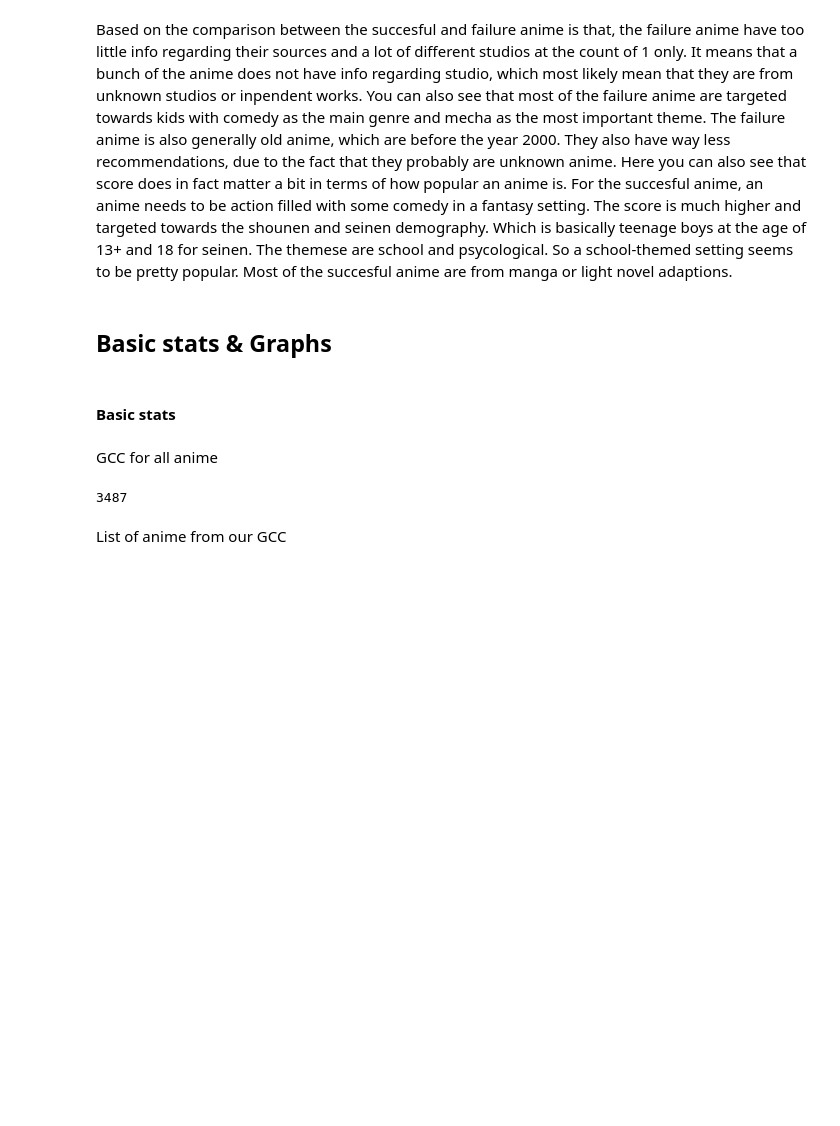
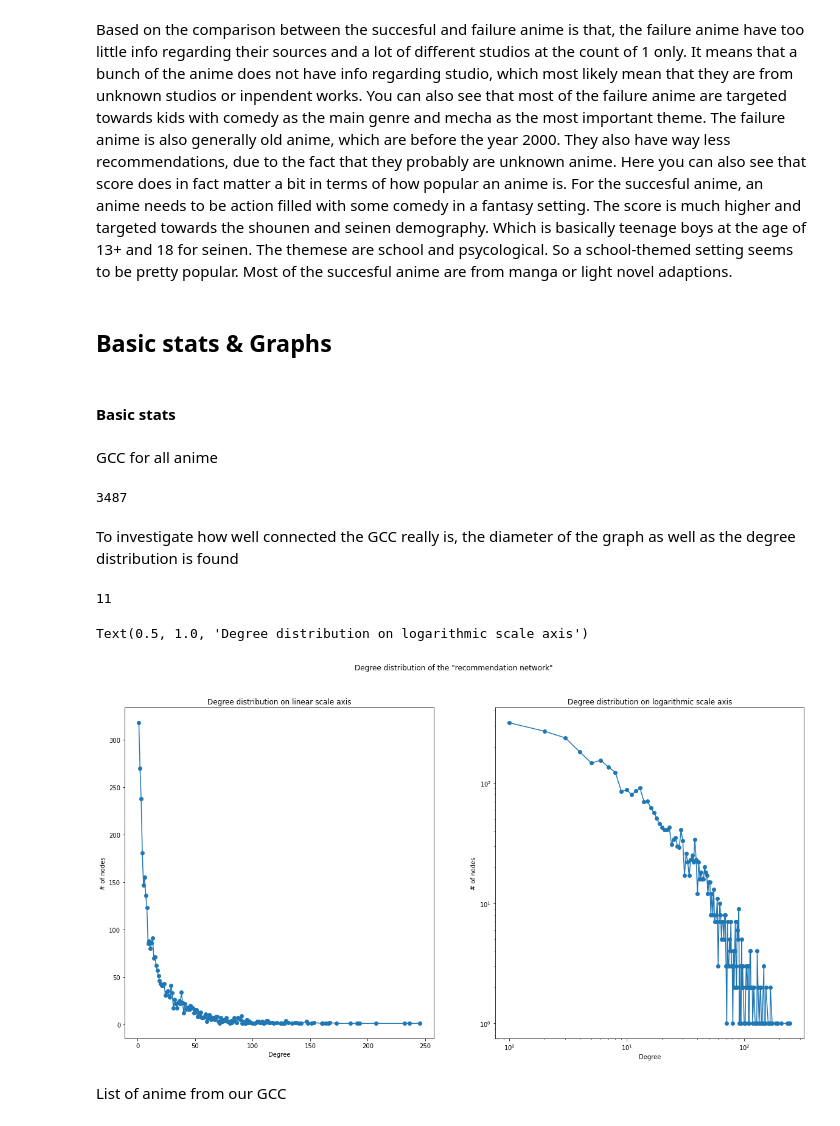
Before and after one commit to MarcBrejner/ProjectMAL, a Jupyter notebook: project.ipynb, the cells around one changed output. Cells and saved outputs as stored; diff of their text form; code cells hidden in the pictures; blank space fills up the shorter version.

```diff
--- a/project.ipynb
+++ b/project.ipynb
@@ -492,6 +493,36 @@ anime_GCC = anime_graph.subgraph(GCC).copy()
 print(len(anime_GCC))
 # %% [output]
 3487
+# %% [markdown]
+To investigate how well connected the GCC really is, the diameter of the graph as well as the degree distribution is found
+# %%
+graph_diameter = nx.diameter(anime_GCC)
+print(graph_diameter)
+# %% [output]
+11
+# %%
+gcc_tuples = anime_GCC.degree()
+gcc_degrees = []
+for tuple in gcc_tuples:
+    gcc_degrees.append(tuple[1])
+degreeBins = set(gcc_degrees)
+degreeBins = list(degreeBins)
+degreeBins.append(np.max(gcc_degrees)+1)
+gcc_Hist = np.histogram(gcc_degrees, degreeBins)
+# %%
+fig, (ax1, ax2) = plt.subplots(1, 2)
+fig.suptitle('Degree distribution of the "recommendation network"')
+ax1.plot(gcc_Hist[1][:-1], gcc_Hist[0], marker='o')
+ax2.loglog(gcc_Hist[1][:-1], gcc_Hist[0], marker='o')
+ax1.set_xlabel("Degree")
+ax1.set_ylabel("# of nodes")
+ax1.set_title("Degree distribution on linear scale axis")
+ax2.set_xlabel("Degree")
+ax2.set_ylabel("# of nodes")
+ax2.set_title("Degree distribution on logarithmic scale axis")
+# %% [output]
+Text(0.5, 1.0, 'Degree distribution on logarithmic scale axis')
+[figure, added]
 # %% [markdown]
 List of anime from our GCC
 # %%
```
Also changed, not shown: parts of 19 cells of this notebook.
